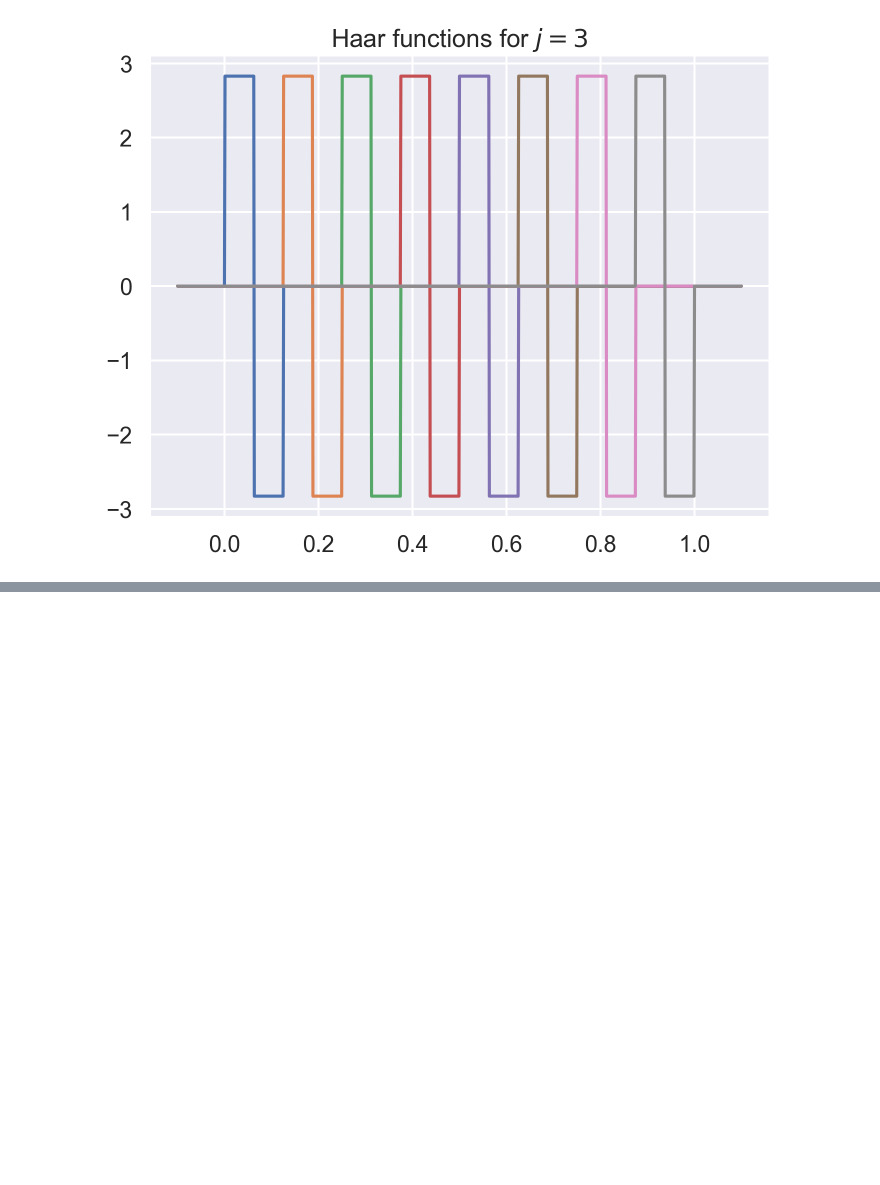
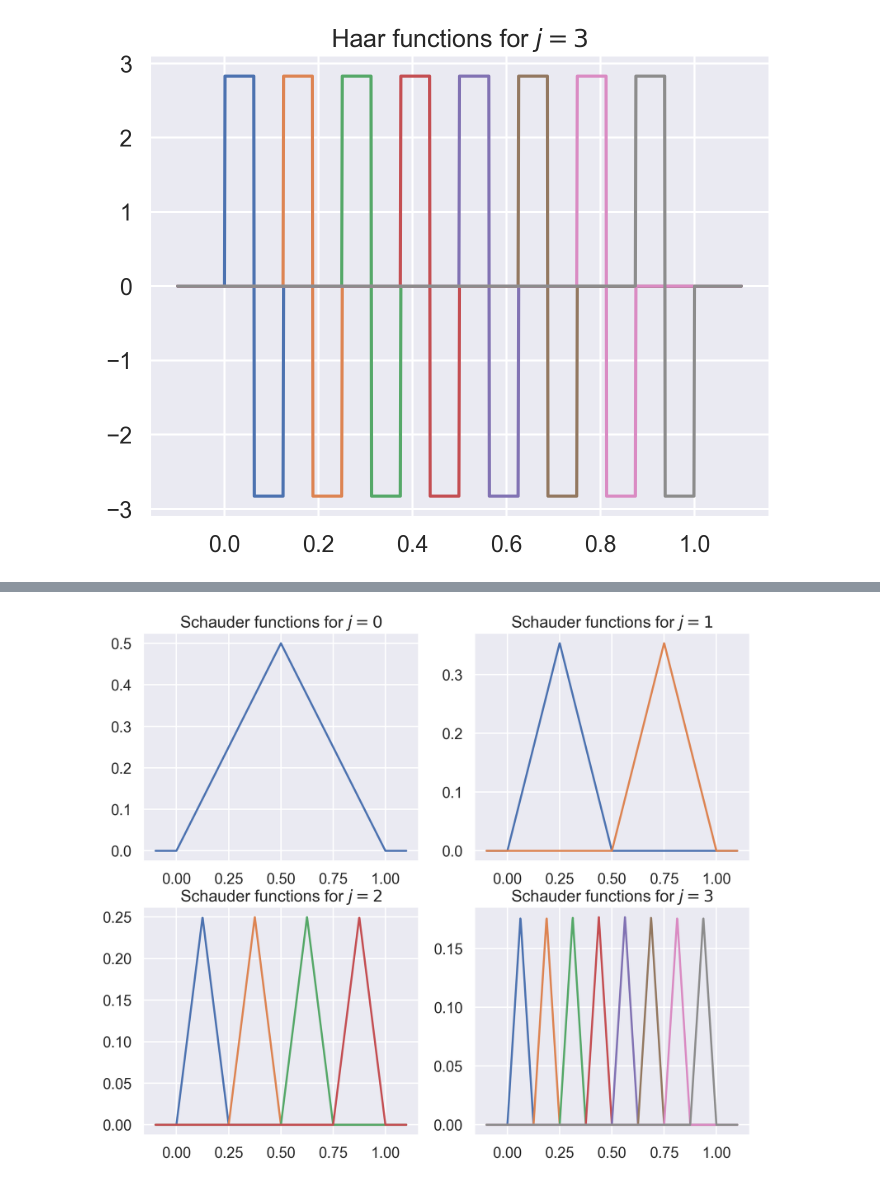
Before and after one commit to fbourgey/quant-examples, a Jupyter notebook: levy_construction_brownian_motion.ipynb, the cells around one changed output, grey strips where cells are left out. Saved outputs shown, nothing was run; the diff lists cells and outputs as text; code cells hidden in the pictures; blank space fills up the shorter version.

```diff
--- a/levy_construction_brownian_motion.ipynb
+++ b/levy_construction_brownian_motion.ipynb
@@ -91,0 +53,14 @@ plt.show()
+# %%
+list_j = [0, 1, 2, 3]
+tab_t = np.linspace(-0.1, 1.1, 1001)
+
+fig, ax = plt.subplots(2, 2, figsize=(12, 10))
+for idx, j in enumerate(list_j):
+    ax_j = ax[idx // 2, idx % 2]
+    schauder_j = brownian.generate_schauder_functions(j, tab_t)
+    ax_j.set_title(f"Schauder functions for $j={j}$")
+    for i in range(len(schauder_j)):
+        ax_j.plot(tab_t, schauder_j[i], label=f"j={j}, k={i}")
+plt.show()
+# %% [output]
+[figure, added]
```
Also changed, not shown: parts of 12 cells of this notebook, 1 other file.
